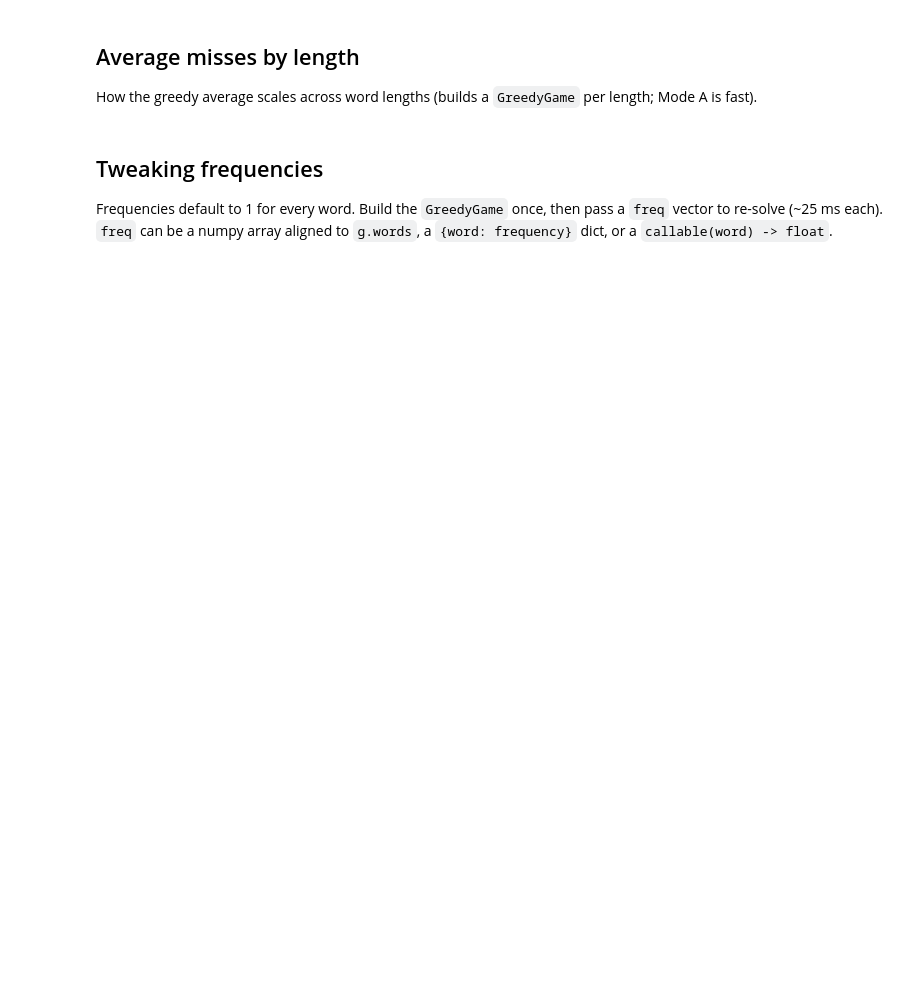
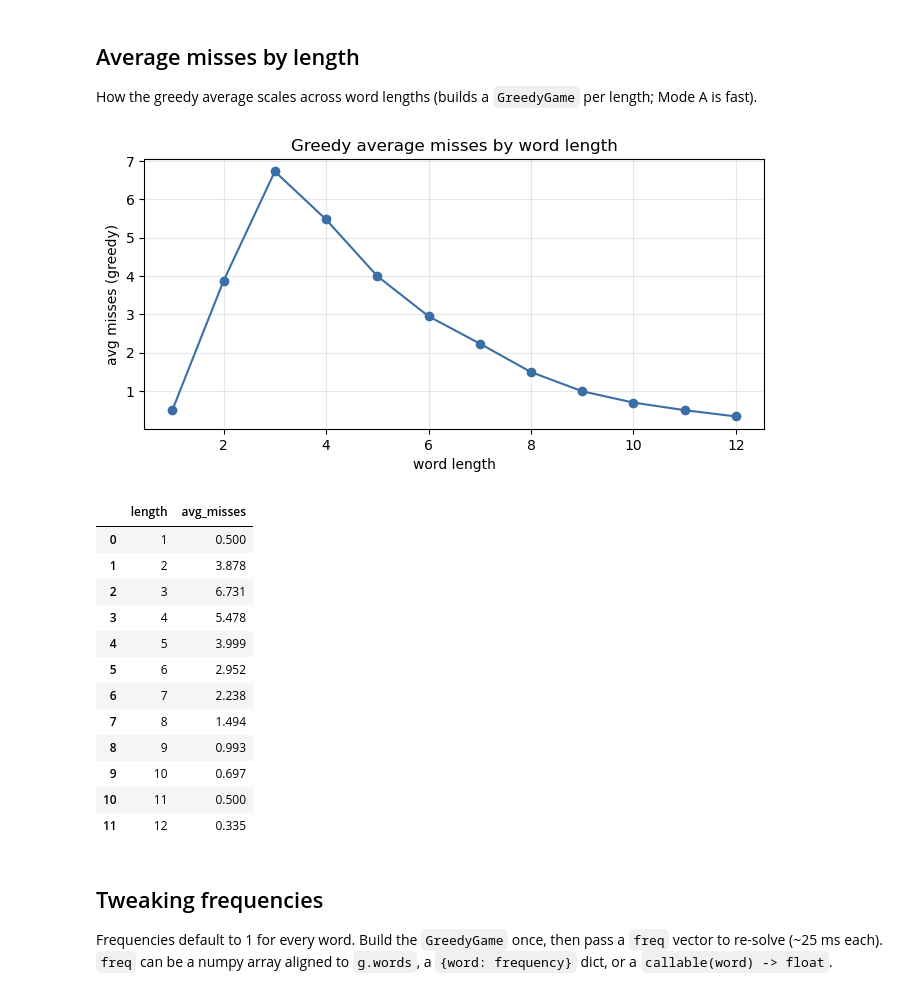
Before and after one commit to Ballpark-Figures/hangman, a Jupyter notebook: math/notebooks/strategy_explorer.ipynb, the cells around one changed output. Saved outputs shown, nothing was run; the diff lists cells and outputs as text; code cells hidden in the pictures; blank space fills up the shorter version.

```diff
--- a/math/notebooks/strategy_explorer.ipynb
+++ b/math/notebooks/strategy_explorer.ipynb
@@ -98,17 +143,32 @@ for letter, hit in hits:
 How the greedy average scales across word lengths (builds a `GreedyGame` per
 length; Mode A is fast).
 # %%
-lengths = list(range(3, 13))
+lengths = list(range(1, 13))
 avgs = [strategy.GreedyGame(L).average_misses() for L in lengths]
 
 fig, ax = plt.subplots(figsize=(8, 3.5))
 ax.plot(lengths, avgs, 'o-', color='#3b6ea5')
 ax.set_xlabel('word length'); ax.set_ylabel('avg misses (greedy)')
 ax.set_title('Greedy average misses by word length')
 ax.grid(alpha=0.3)
 plt.show()
 
 pd.DataFrame({'length': lengths, 'avg_misses': [round(a, 3) for a in avgs]})
+# %% [output]
+[figure, added]
+|  | length | avg_misses |
+| 0 | 1 | 0.500 |
+| 1 | 2 | 3.878 |
+| 2 | 3 | 6.731 |
+| 3 | 4 | 5.478 |
+| 4 | 5 | 3.999 |
+| 5 | 6 | 2.952 |
+| 6 | 7 | 2.238 |
+| 7 | 8 | 1.494 |
+| 8 | 9 | 0.993 |
+| 9 | 10 | 0.697 |
+| 10 | 11 | 0.500 |
+| 11 | 12 | 0.335 |
 # %% [markdown]
 ## Tweaking frequencies
 
```
Also changed, not shown: parts of 5 cells of this notebook, 1 other file.
